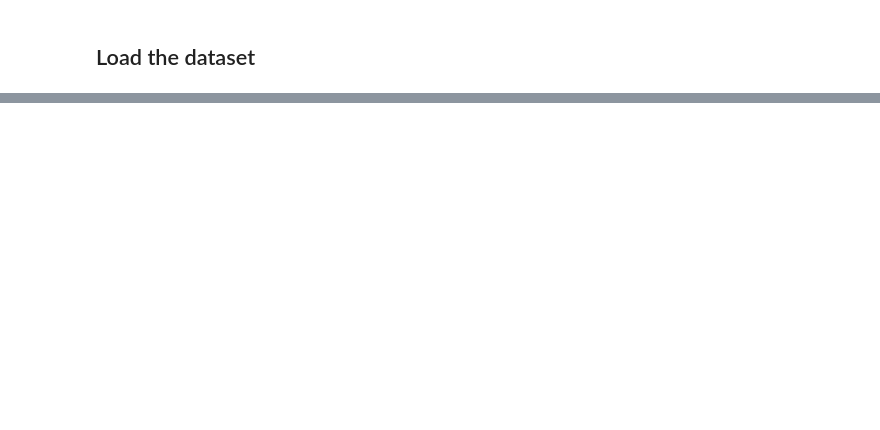
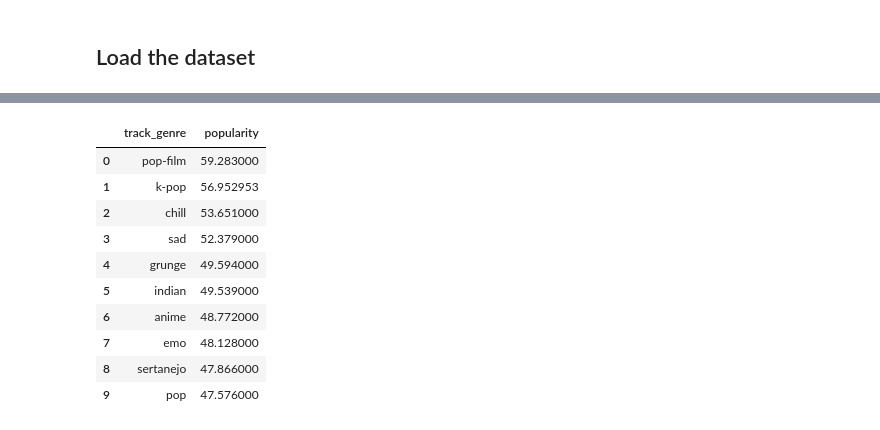
Before and after one commit to Wolfie3D/spotify_data_Analysis, a Jupyter notebook: index.ipynb, the cells around one changed output, grey strips where cells are left out. Saved outputs shown, nothing was run; the diff lists cells and outputs as text; code cells hidden in the pictures; blank space fills up the shorter version.

```diff
--- a/index.ipynb
+++ b/index.ipynb
@@ -64,0 +171,20 @@ data.describe().T
+# %%
+genre_popularity = data.groupby('track_genre')['popularity'].mean()
+
+genre_popularity = genre_popularity.sort_values(ascending=False).reset_index()
+
+genre_popularity = genre_popularity.head(10)
+
+genre_popularity
+# %% [output]
+|  | track_genre | popularity |
+| 0 | pop-film | 59.283000 |
+| 1 | k-pop | 56.952953 |
+| 2 | chill | 53.651000 |
+| 3 | sad | 52.379000 |
+| 4 | grunge | 49.594000 |
+| 5 | indian | 49.539000 |
+| 6 | anime | 48.772000 |
+| 7 | emo | 48.128000 |
+| 8 | sertanejo | 47.866000 |
+| 9 | pop | 47.576000 |
```
Also changed, not shown: parts of 21 cells of this notebook.
